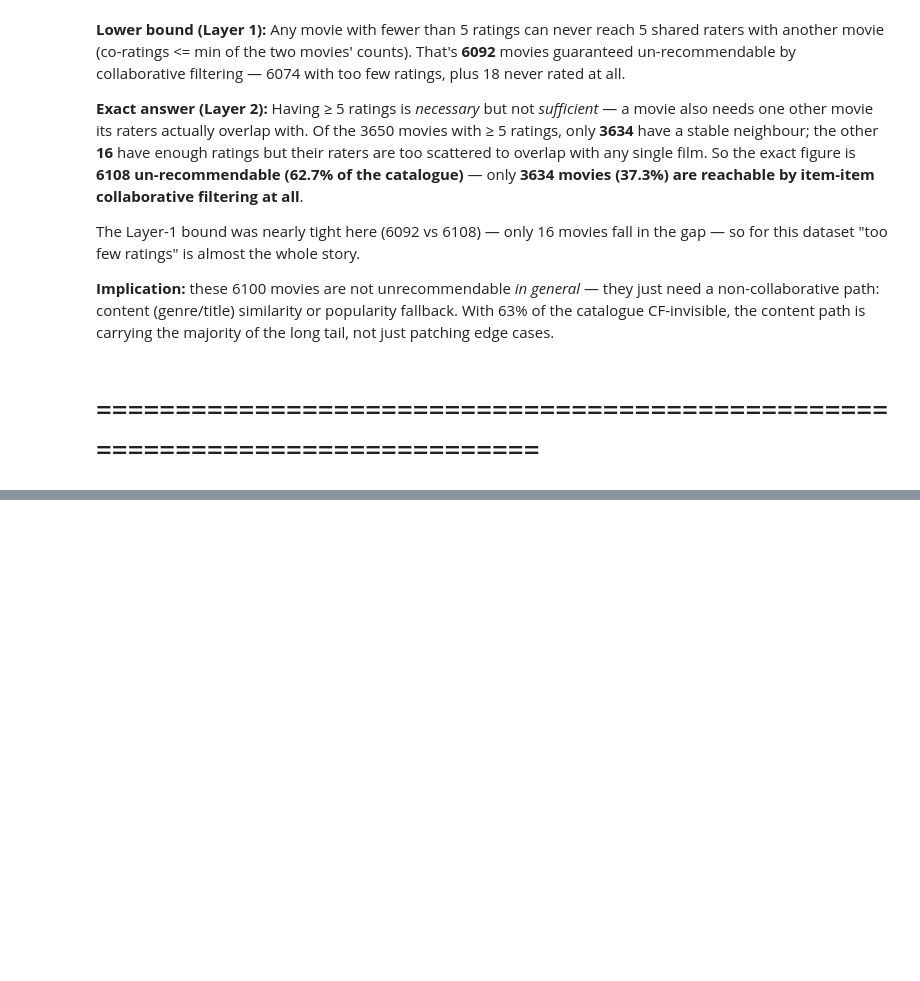
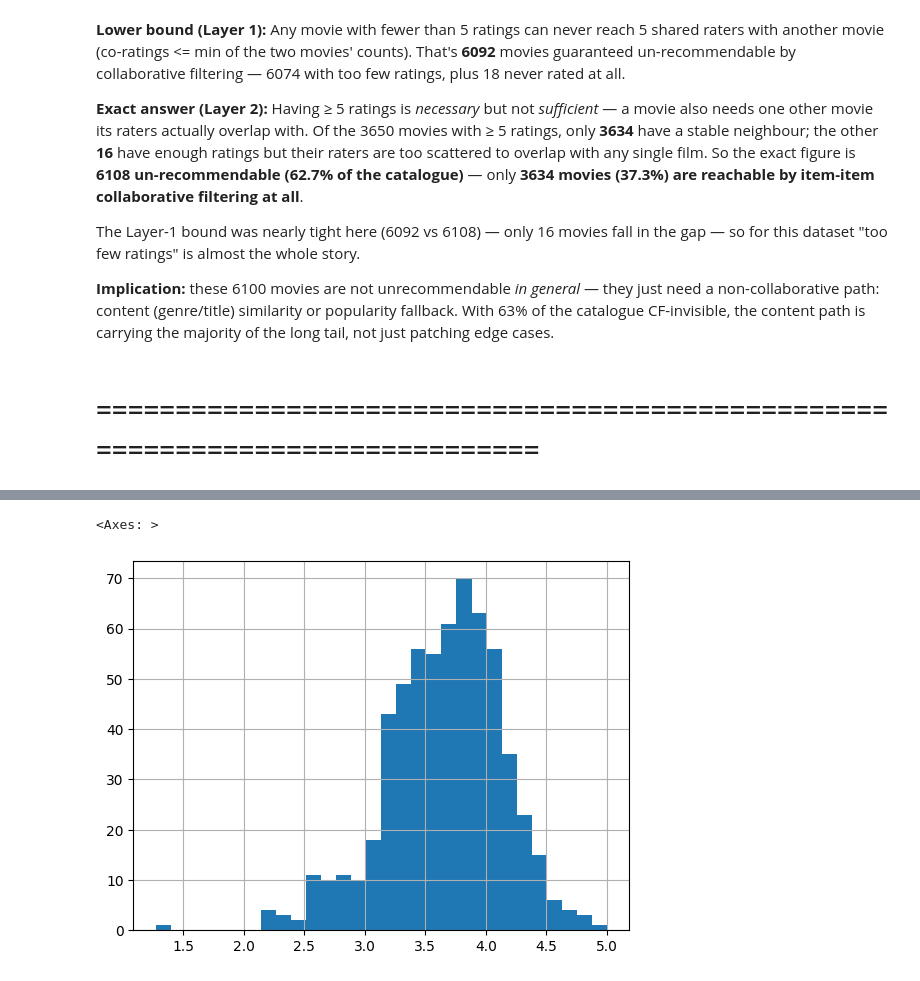
Before and after one commit to Bukunmi2108/givemore, a Jupyter notebook: pipeline/explore.ipynb, the cells around one changed output, grey strips where cells are left out. Drawn from its saved outputs; the diff is of its cells as text; code cells hidden in the pictures; blank space fills up the shorter version.

```diff
--- a/pipeline/explore.ipynb
+++ b/pipeline/explore.ipynb
@@ -182,0 +186,3 @@ The Layer-1 bound was nearly tight here (6092 vs 6108) — only 16 movies fall i
+# %%
+user_rating_stats = ratings.groupby("userId")["rating"].agg(["count", "mean", "std", "min", "max"])
+user_rating_stats.describe()
@@ -182,0 +229,5 @@ The Layer-1 bound was nearly tight here (6092 vs 6108) — only 16 movies fall i
+# %%
+user_rating_stats["mean"].hist(bins=30)
+# %% [output]
+<Axes: >
+[figure, added]
```
Also changed, not shown: parts of 24 cells of this notebook.
